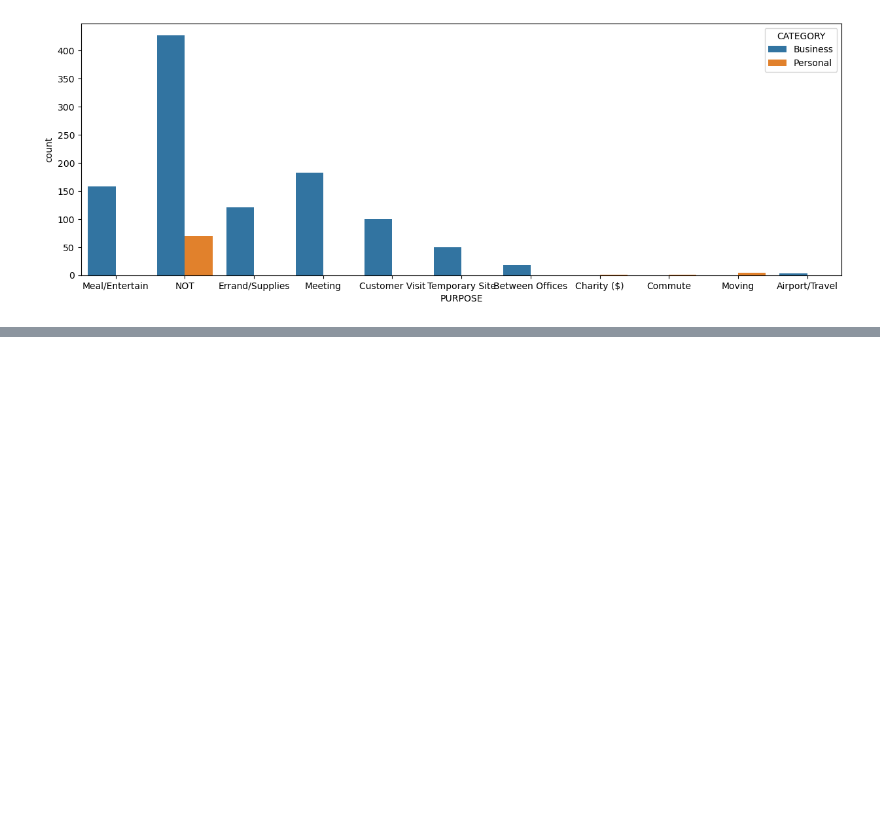
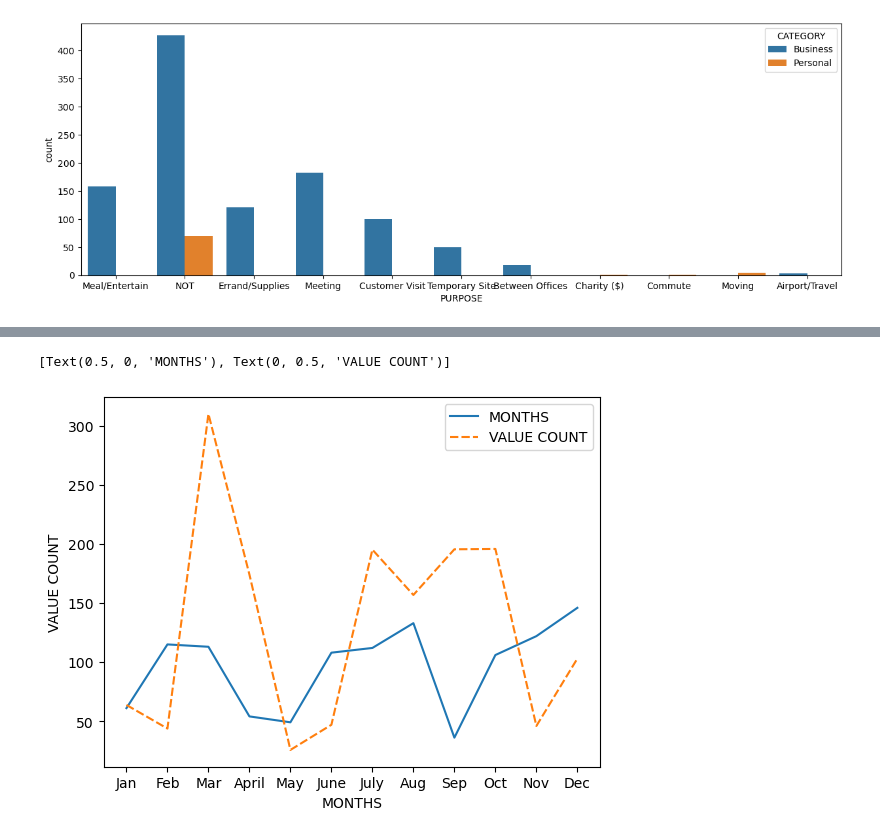
Before and after one commit to deepikasainju/Uber-Data-Analysis, a Jupyter notebook: Uber Ride Data Analysis.ipynb, the cells around one changed output, grey strips where cells are left out. Drawn from its saved outputs; the diff is of its cells as text; code cells hidden in the pictures; blank space fills up the shorter version.

```diff
--- a/Uber Ride Data Analysis.ipynb
+++ b/Uber Ride Data Analysis.ipynb
@@ -119,0 +159,20 @@ Most of the cabs are booked in the time duration of 10am-5pm (Afternoon).
+# %%
+# Drop rows where 'START_DATE' cannot be converted to datetime
+dataset = dataset[pd.to_datetime(dataset['START_DATE'], errors='coerce').notnull()]
+dataset['MONTH'] = pd.DatetimeIndex(dataset['START_DATE']).month
+month_label = {1.0: 'Jan', 2.0: 'Feb', 3.0: 'Mar', 4.0: 'April',
+            5.0: 'May', 6.0: 'June', 7.0: 'July', 8.0: 'Aug',
+            9.0: 'Sep', 10.0: 'Oct', 11.0: 'Nov', 12.0: 'Dec'}
+dataset["MONTH"] = dataset.MONTH.map(month_label)
+
+mon = dataset.MONTH.value_counts(sort=False)
+
+# Month total rides count vs Month ride max count
+df2 = pd.DataFrame({"MONTHS": mon.values,
+                "VALUE COUNT": dataset.groupby('MONTH', sort=False)['MILES'].max()})
+
+p = sns.lineplot(data=df2)
+p.set(xlabel="MONTHS", ylabel="VALUE COUNT")
+# %% [output]
+[Text(0.5, 0, 'MONTHS'), Text(0, 0.5, 'VALUE COUNT')]
+[figure, added]
```
Also changed, not shown: parts of 9 cells of this notebook.
